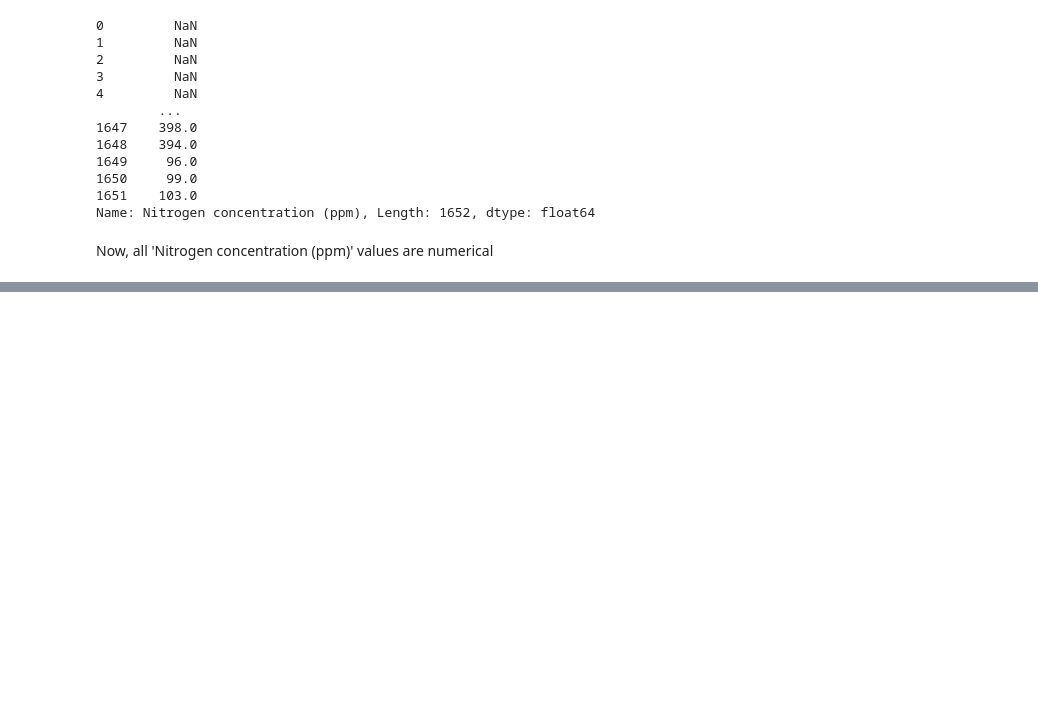
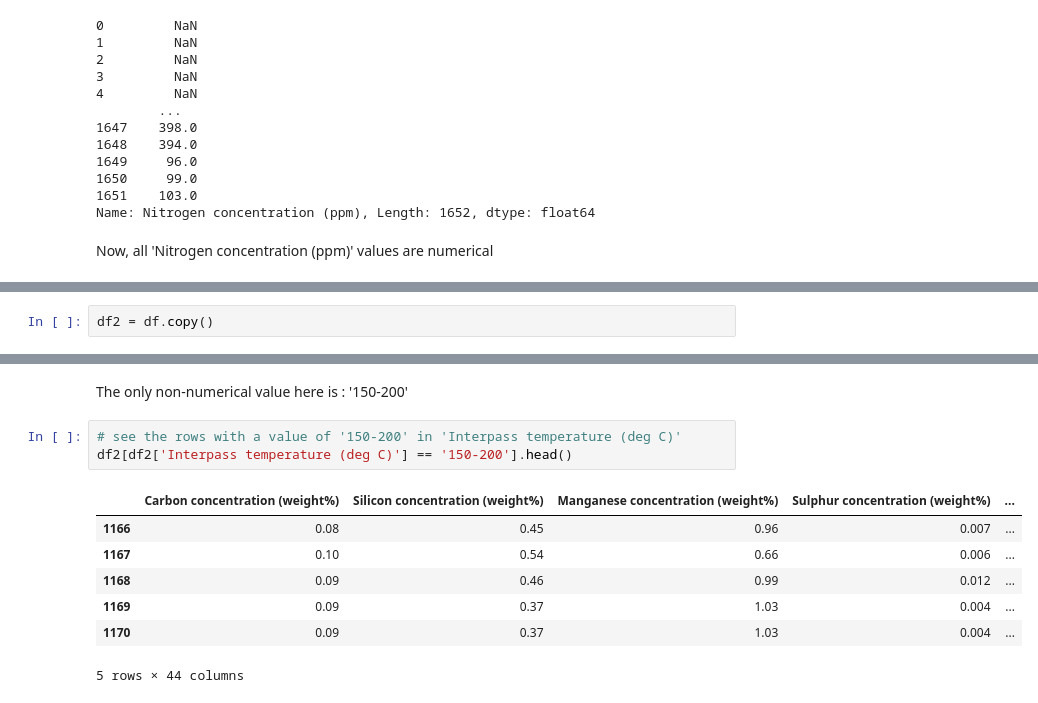
Before and after one commit to elbarhichi/Welding-Quality-Prediction, a Jupyter notebook: ML_PROJECT.ipynb, the cells around one changed output, grey strips where cells are left out. Cells and saved outputs as stored; diff of their text form; blank space fills up the shorter version.

Commit message:
second numerical transformation done

```diff
--- a/ML_PROJECT.ipynb
+++ b/ML_PROJECT.ipynb
@@ -240,0 +243,2 @@ Now, all 'Nitrogen concentration (ppm)' values are numerical
+# %%
+df2 = df.copy()
@@ -240,0 +257,13 @@ Now, all 'Nitrogen concentration (ppm)' values are numerical
+# %% [markdown]
+The only non-numerical value here is :  '150-200'
+# %%
+# see the rows with a value of '150-200' in 'Interpass temperature (deg C)'
+df2[df2['Interpass temperature (deg C)'] == '150-200'].head()
+# %% [output]
+|  | Carbon concentration (weight%) | Silicon concentration (weight%) | Manganese concentration (weight%) | Sulphur concentration (weight%) | ... |
+| 1166 | 0.08 | 0.45 | 0.96 | 0.007 | ... |
+| 1167 | 0.10 | 0.54 | 0.66 | 0.006 | ... |
+| 1168 | 0.09 | 0.46 | 0.99 | 0.012 | ... |
+| 1169 | 0.09 | 0.37 | 1.03 | 0.004 | ... |
+| 1170 | 0.09 | 0.37 | 1.03 | 0.004 | ... |
+5 rows × 44 columns
```
Also changed, not shown: parts of 7 cells of this notebook.
